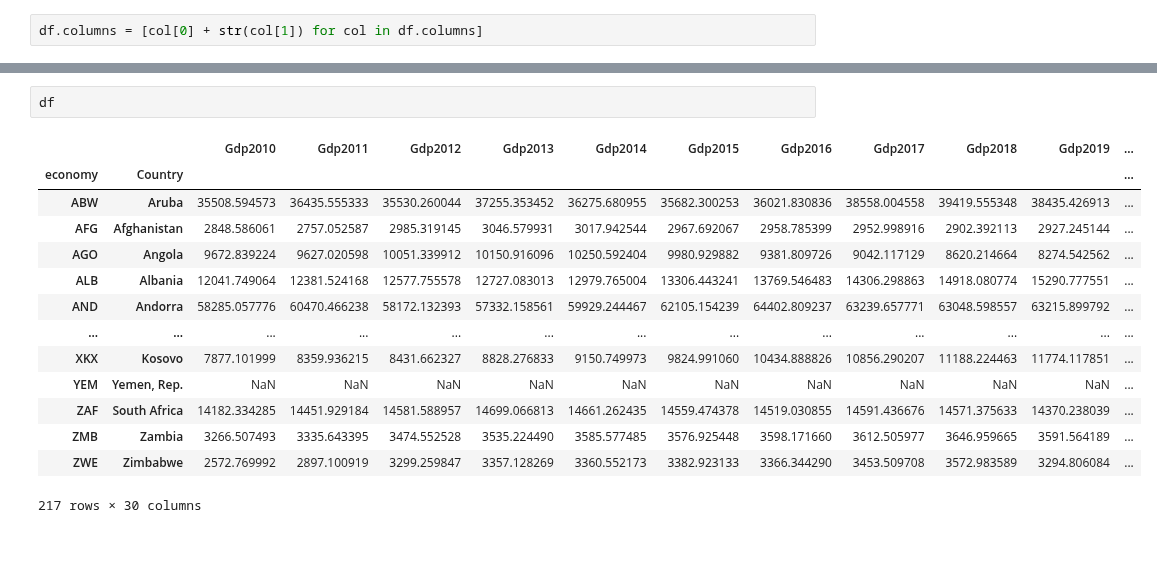
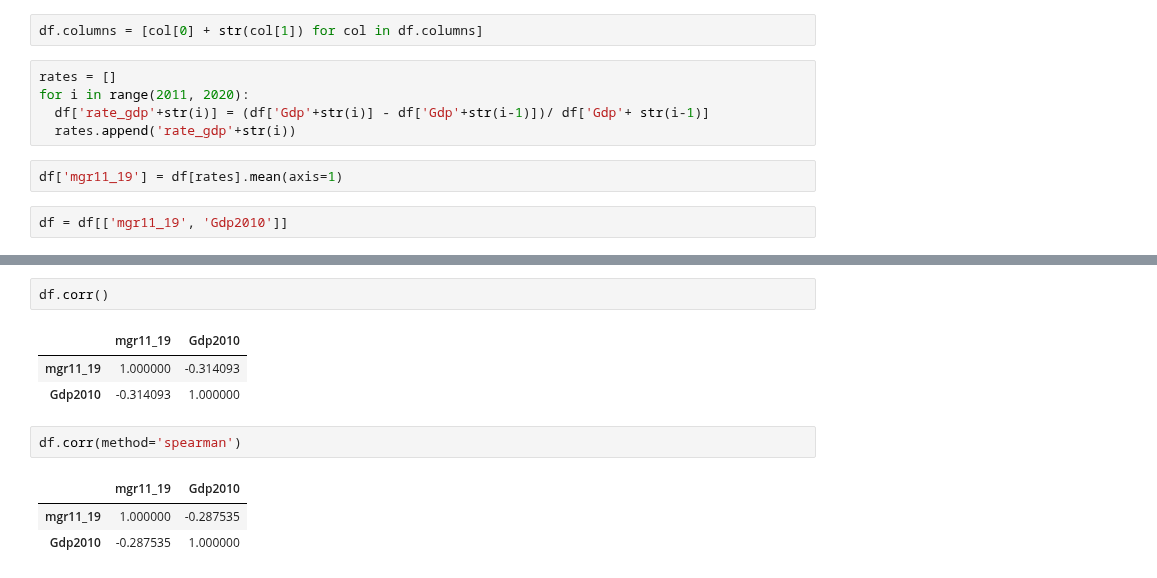
Before and after one commit to it-ces/PUBLIC-AI, a Jupyter notebook: short-labs-pandas/solow_data(ai_page).ipynb, the cells around one changed output, grey strips where cells are left out. Drawn from its saved outputs; the diff is of its cells as text; blank space fills up the shorter version.

```diff
--- a/short-labs-pandas/solow_data(ai_page).ipynb
+++ b/short-labs-pandas/solow_data(ai_page).ipynb
@@ -171,3 +169,12 @@ df
 217 rows × 30 columns
 # %%
 df.columns = [col[0] + str(col[1]) for col in df.columns]
+# %%
+rates = []
+for i in range(2011, 2020):
+  df['rate_gdp'+str(i)] = (df['Gdp'+str(i)] - df['Gdp'+str(i-1)])/ df['Gdp'+ str(i-1)]
+  rates.append('rate_gdp'+str(i))
+# %%
+df['mgr11_19'] = df[rates].mean(axis=1)
+# %%
+df = df[['mgr11_19', 'Gdp2010']]
@@ -174,17 +186,12 @@ df.columns = [col[0] + str(col[1]) for col in df.columns]
 # %%
-df
+df.corr()
 # %% [output]
-|  |  | Gdp2010 | Gdp2011 | Gdp2012 | Gdp2013 | Gdp2014 | Gdp2015 | Gdp2016 | Gdp2017 | Gdp2018 | Gdp2019 | ... |
-| economy | Country |  |  |  |  |  |  |  |  |  |  | ... |
-| ABW | Aruba | 35508.594573 | 36435.555333 | 35530.260044 | 37255.353452 | 36275.680955 | 35682.300253 | 36021.830836 | 38558.004558 | 39419.555348 | 38435.426913 | ... |
-| AFG | Afghanistan | 2848.586061 | 2757.052587 | 2985.319145 | 3046.579931 | 3017.942544 | 2967.692067 | 2958.785399 | 2952.998916 | 2902.392113 | 2927.245144 | ... |
-| AGO | Angola | 9672.839224 | 9627.020598 | 10051.339912 | 10150.916096 | 10250.592404 | 9980.929882 | 9381.809726 | 9042.117129 | 8620.214664 | 8274.542562 | ... |
-| ALB | Albania | 12041.749064 | 12381.524168 | 12577.755578 | 12727.083013 | 12979.765004 | 13306.443241 | 13769.546483 | 14306.298863 | 14918.080774 | 15290.777551 | ... |
-| AND | Andorra | 58285.057776 | 60470.466238 | 58172.132393 | 57332.158561 | 59929.244467 | 62105.154239 | 64402.809237 | 63239.657771 | 63048.598557 | 63215.899792 | ... |
-| ... | ... | ... | ... | ... | ... | ... | ... | ... | ... | ... | ... | ... |
-| XKX | Kosovo | 7877.101999 | 8359.936215 | 8431.662327 | 8828.276833 | 9150.749973 | 9824.991060 | 10434.888826 | 10856.290207 | 11188.224463 | 11774.117851 | ... |
-| YEM | Yemen, Rep. | NaN | NaN | NaN | NaN | NaN | NaN | NaN | NaN | NaN | NaN | ... |
-| ZAF | South Africa | 14182.334285 | 14451.929184 | 14581.588957 | 14699.066813 | 14661.262435 | 14559.474378 | 14519.030855 | 14591.436676 | 14571.375633 | 14370.238039 | ... |
-| ZMB | Zambia | 3266.507493 | 3335.643395 | 3474.552528 | 3535.224490 | 3585.577485 | 3576.925448 | 3598.171660 | 3612.505977 | 3646.959665 | 3591.564189 | ... |
-| ZWE | Zimbabwe | 2572.769992 | 2897.100919 | 3299.259847 | 3357.128269 | 3360.552173 | 3382.923133 | 3366.344290 | 3453.509708 | 3572.983589 | 3294.806084 | ... |
+|  | mgr11_19 | Gdp2010 |
+| mgr11_19 | 1.000000 | -0.314093 |
+| Gdp2010 | -0.314093 | 1.000000 |
-217 rows × 30 columns
+# %%
+df.corr(method='spearman')
+# %% [output]
+|  | mgr11_19 | Gdp2010 |
+| mgr11_19 | 1.000000 | -0.287535 |
+| Gdp2010 | -0.287535 | 1.000000 |
```
Also changed, not shown: parts of 2 cells of this notebook.
